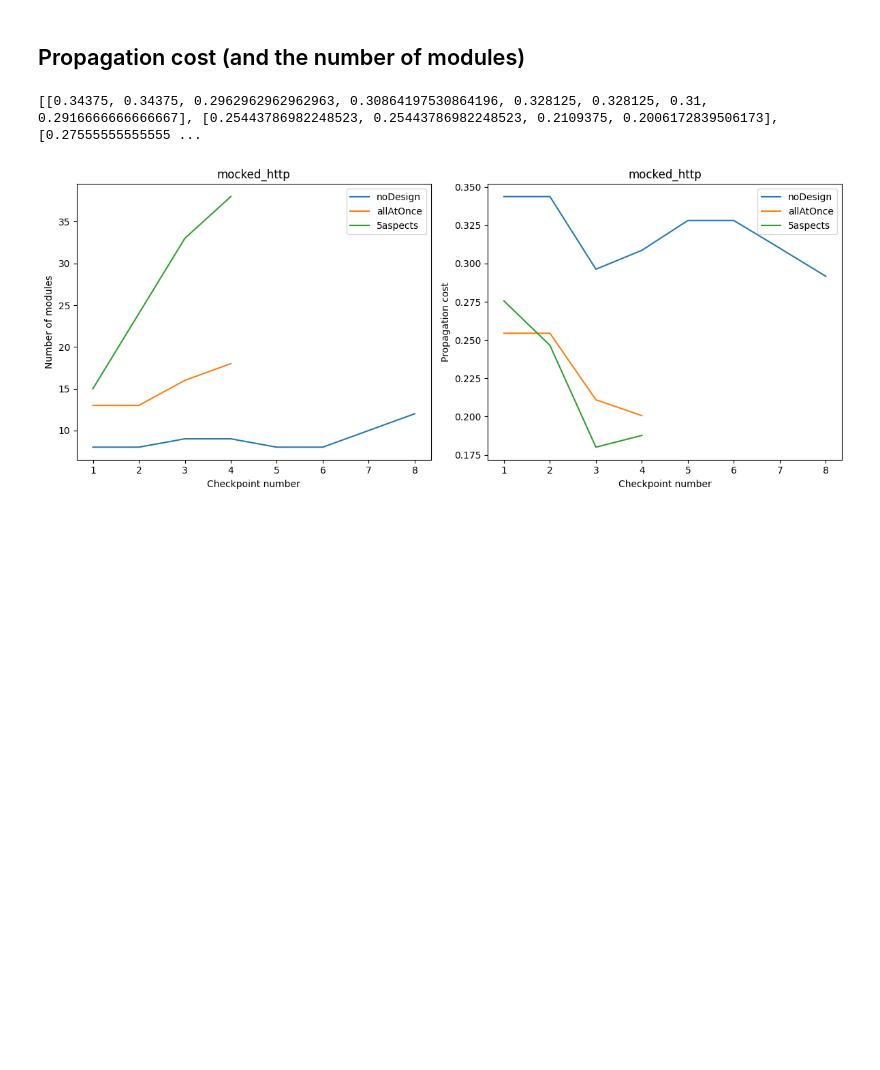
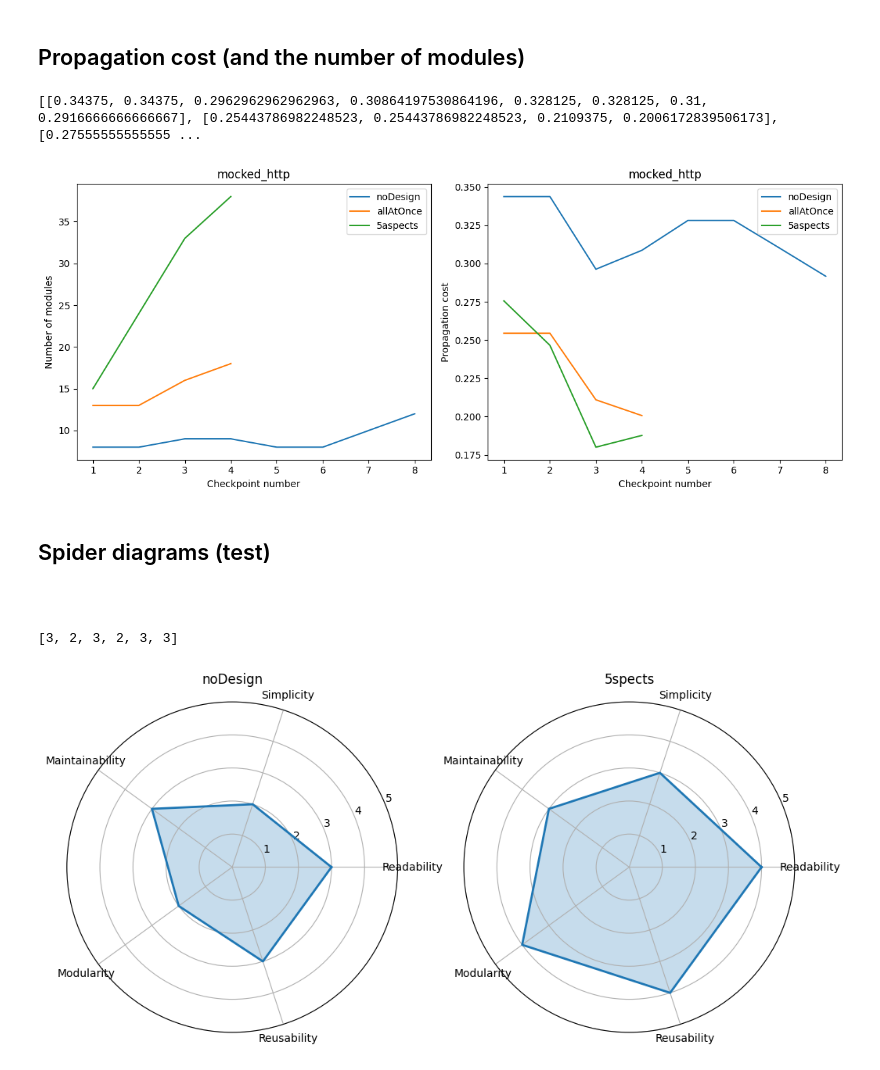
Before and after one commit to BernardMoy/Modular-SWE, a Jupyter notebook: evaluation.ipynb, the cells around one changed output. Saved outputs shown, nothing was run; the diff lists cells and outputs as text; code cells hidden in the pictures; blank space fills up the shorter version.

Commit message:
Added spider chart in evaluation.ipynb

```diff
--- a/evaluation.ipynb
+++ b/evaluation.ipynb
@@ -233,5 +233,7 @@ plt.show()
 # %% [output]
 [[0.34375, 0.34375, 0.2962962962962963, 0.30864197530864196, 0.328125, 0.328125, 0.31, 0.2916666666666667], [0.25443786982248523, 0.25443786982248523, 0.2109375, 0.2006172839506173], [0.27555555555555 ...
 [figure]
+# %% [markdown]
+## Spider diagrams (test)
 # %% [markdown]
 ##
@@ -237,0 +377,56 @@ plt.show()
+# %%
+import matplotlib.pyplot as plt
+import numpy as np
+
+# Data
+categories = ["Readability", "Simplicity", "Maintainability", "Modularity", "Reusability"]
+values_noDesign = [3,2,3,2,3]
+values_5aspects = [4,3,3,4,4]
+
+# Number of variables
+N = len(categories)
+
+# Compute angle for each axis
+angles = [n / float(N) * 2 * np.pi for n in range(N)]
+angles += angles[:1]  # complete the loop
+
+# Values also need to loop back to the first point
+# (Append the first value to the end)
+values_noDesign += values_noDesign[:1]
+values_5aspects += values_5aspects[:1]
+
+# Create the plot
+fig, (ax1, ax2) = plt.subplots(1,2,figsize=(12, 6), subplot_kw=dict(polar=True))
+
+# Draw the outline and fill
+ax1.plot(angles, values_noDesign, linewidth=2, linestyle='solid')
+ax1.fill(angles, values_noDesign, alpha=0.25)
+
+# Set category labels
+ax1.set_xticks(angles[:-1])
+ax1.set_xticklabels(categories)
+
+# Optional: set y-axis limits and gridlines
+ax1.set_ylim(0, 5)
+ax1.set_yticks([1, 2, 3, 4, 5])
+
+ax1.set_title("noDesign")
+
+# Draw the outline and fill
+ax2.plot(angles, values_5aspects, linewidth=2, linestyle='solid')
+ax2.fill(angles, values_5aspects, alpha=0.25)
+
+# Set category labels
+ax2.set_xticks(angles[:-1])
+ax2.set_xticklabels(categories)
+
+# Optional: set y-axis limits and gridlines
+ax2.set_ylim(0, 5)
+ax2.set_yticks([1, 2, 3, 4, 5])
+
+ax2.set_title("5spects")
+
+plt.show()
+# %% [output]
+[3, 2, 3, 2, 3, 3]
+[figure, added]
```
Also changed, not shown: parts of 1 cell of this notebook, 1 other file.
